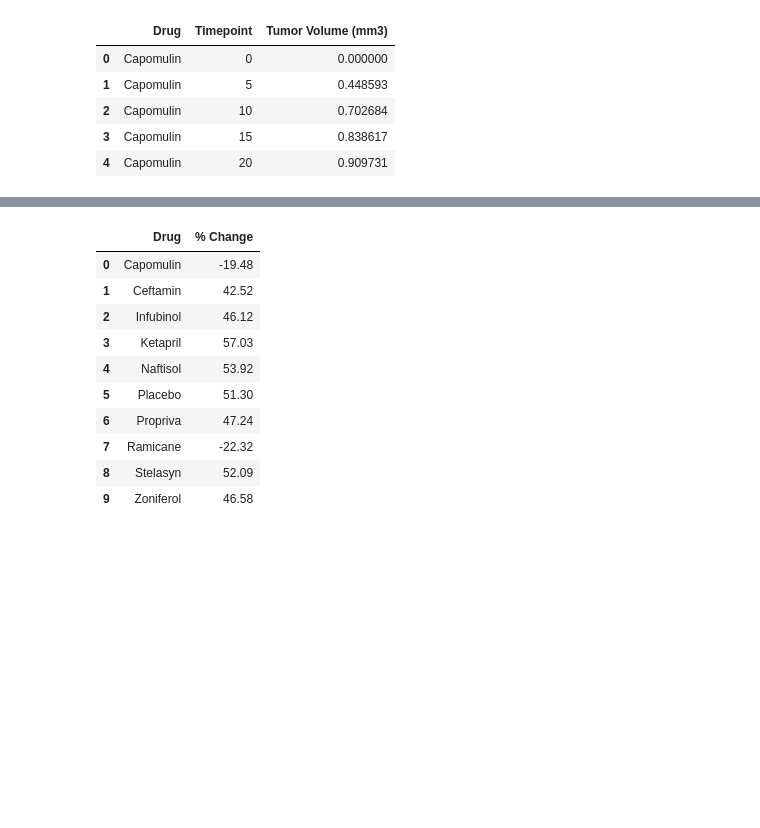
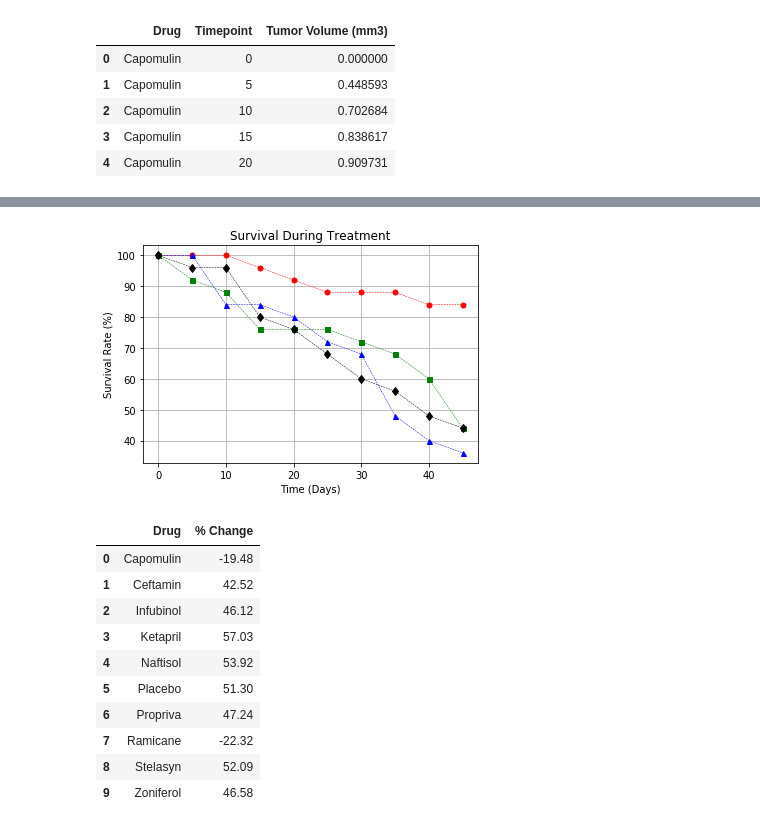
Before and after one commit to Nyalon/matplotlib-cancer-viz, a Jupyter notebook: script/main.ipynb, the cells around one changed output, grey strips where cells are left out. Cells and saved outputs as stored; diff of their text form; code cells hidden in the pictures; blank space fills up the shorter version.

```diff
--- a/script/main.ipynb
+++ b/script/main.ipynb
@@ -370,3 +191,21 @@ plt.savefig('SurvivalRate')
+# %%
+# Generate the Plot (Accounting for percentages)
+plt.plot(100 * mouseper4["Capomulin"] / 25, "ro", linestyle="dashed", markersize=5, linewidth=0.50)
+plt.plot(100 * mouseper4["Infubinol"] / 25, "b^", linestyle="dashed", markersize=5, linewidth=0.50)
+plt.plot(100 * mouseper4["Ketapril"] / 25, "gs", linestyle="dashed", markersize=5, linewidth=0.50)
+plt.plot(100 * mouseper4["Placebo"] / 25 , "kd", linestyle="dashed", markersize=6, linewidth=0.50)
+plt.title("Survival During Treatment")
+plt.ylabel("Survival Rate (%)")
+plt.xlabel("Time (Days)")
+plt.grid(True)
+
+# Save the Figure
+plt.savefig("Fig3.png")
+
+# Show the Figure
+plt.show()
+# %% [output]
+[figure, added]
 # %%
 per_change = []
 for x in range(10):
```
Also changed, not shown: parts of 5 cells of this notebook, 3 other files.
